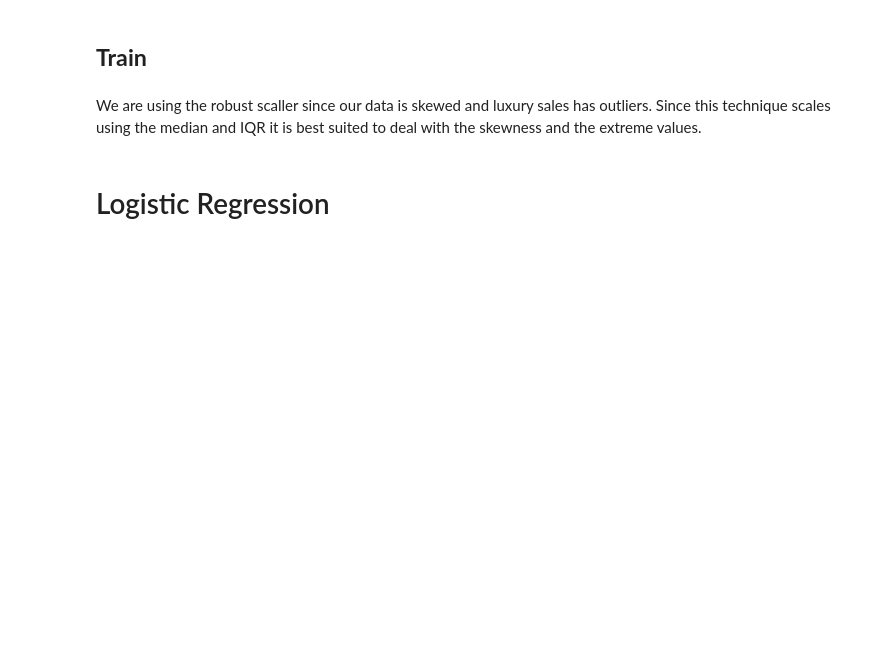
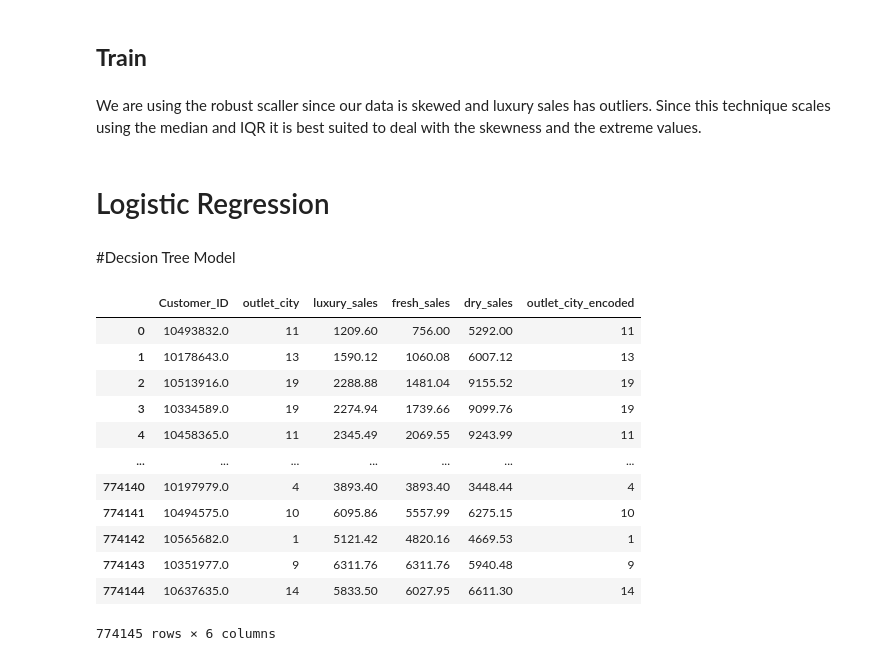
Before and after one commit to Insight-Syndicate/DSPL_GCW, a Jupyter notebook: Model_building.ipynb, the cells around one changed output. Cells and saved outputs as stored; diff of their text form; code cells hidden in the pictures; blank space fills up the shorter version.

```diff
--- a/Model_building.ipynb
+++ b/Model_building.ipynb
@@ -87,3 +87,23 @@ plt.show()
 # %%
 # Classification Report
 print(classification_report(y_test, y_pred))
+# %% [markdown]
+#Decsion Tree Model
+# %%
+# Define X and y variables
+x = clean_train[['luxury_sales', 'fresh_sales', 'dry_sales', 'outlet_city_encoded']]
+y = clean_train['cluster_catgeory']
+# %% [output]
+|  | Customer_ID | outlet_city | luxury_sales | fresh_sales | dry_sales | outlet_city_encoded |
+| 0 | 10493832.0 | 11 | 1209.60 | 756.00 | 5292.00 | 11 |
+| 1 | 10178643.0 | 13 | 1590.12 | 1060.08 | 6007.12 | 13 |
+| 2 | 10513916.0 | 19 | 2288.88 | 1481.04 | 9155.52 | 19 |
+| 3 | 10334589.0 | 19 | 2274.94 | 1739.66 | 9099.76 | 19 |
+| 4 | 10458365.0 | 11 | 2345.49 | 2069.55 | 9243.99 | 11 |
+| ... | ... | ... | ... | ... | ... | ... |
+| 774140 | 10197979.0 | 4 | 3893.40 | 3893.40 | 3448.44 | 4 |
+| 774141 | 10494575.0 | 10 | 6095.86 | 5557.99 | 6275.15 | 10 |
+| 774142 | 10565682.0 | 1 | 5121.42 | 4820.16 | 4669.53 | 1 |
+| 774143 | 10351977.0 | 9 | 6311.76 | 6311.76 | 5940.48 | 9 |
+| 774144 | 10637635.0 | 14 | 5833.50 | 6027.95 | 6611.30 | 14 |
+774145 rows × 6 columns
```
Also changed, not shown: parts of 9 cells of this notebook.
